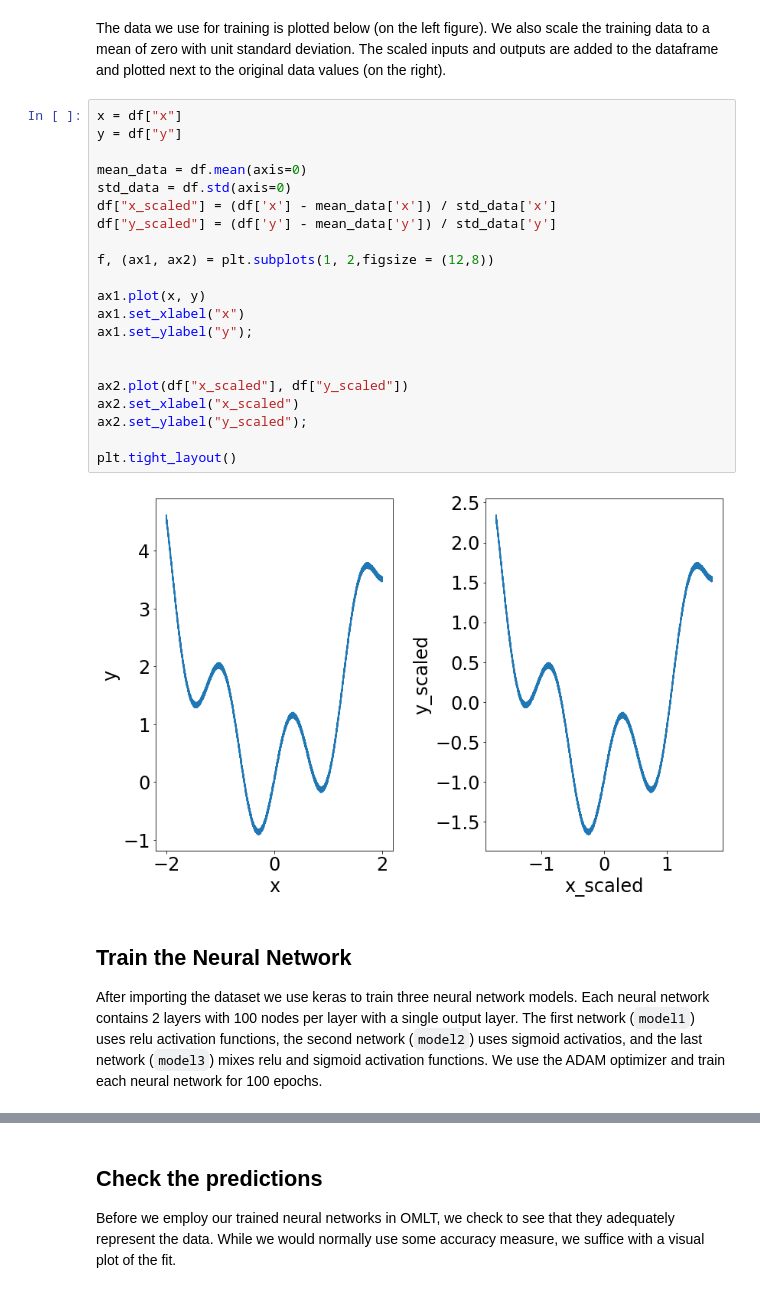
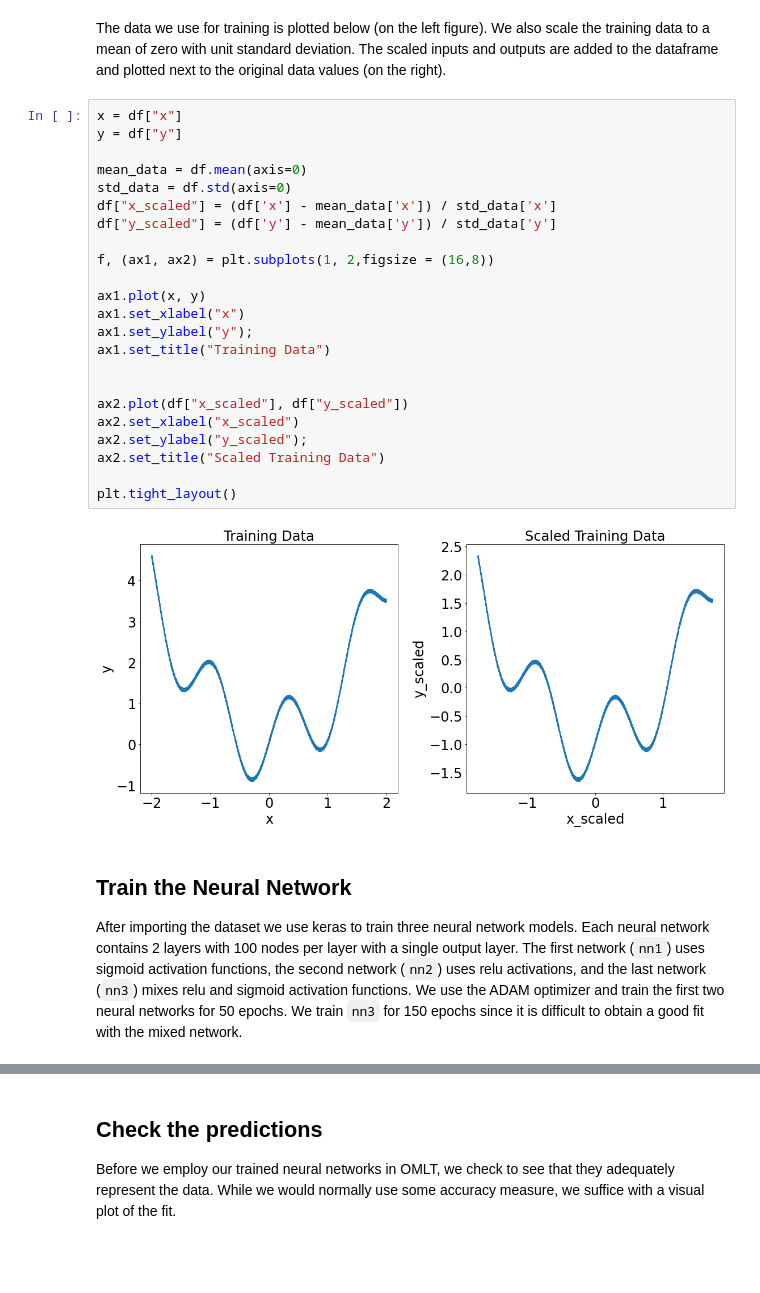
Before and after one commit to cog-imperial/OMLT, a Jupyter notebook: docs/notebooks/neuralnet/neural_network_formulations.ipynb, the cells around one changed output, grey strips where cells are left out. Saved outputs shown, nothing was run; the diff lists cells and outputs as text; blank space fills up the shorter version.

```diff
--- a/docs/notebooks/neuralnet/neural_network_formulations.ipynb
+++ b/docs/notebooks/neuralnet/neural_network_formulations.ipynb
@@ -61,27 +52,29 @@ The data we use for training is plotted below (on the left figure). We also scal
 # %%
 x = df["x"]
 y = df["y"]
 
 mean_data = df.mean(axis=0)
 std_data = df.std(axis=0)
 df["x_scaled"] = (df['x'] - mean_data['x']) / std_data['x']
 df["y_scaled"] = (df['y'] - mean_data['y']) / std_data['y']
 
-f, (ax1, ax2) = plt.subplots(1, 2,figsize = (12,8))
+f, (ax1, ax2) = plt.subplots(1, 2,figsize = (16,8))
 
 ax1.plot(x, y)
 ax1.set_xlabel("x")
 ax1.set_ylabel("y");
+ax1.set_title("Training Data")
 
 
 ax2.plot(df["x_scaled"], df["y_scaled"])
 ax2.set_xlabel("x_scaled")
 ax2.set_ylabel("y_scaled");
+ax2.set_title("Scaled Training Data")
 
 plt.tight_layout()
 # %% [output]
-[figure, old version]
+[figure, new version]
 # %% [markdown]
 ## Train the Neural Network
-After importing the dataset we use keras to train three neural network models. Each neural network contains 2 layers with 100 nodes per layer with a single output layer. The first network (`model1`) uses relu activation functions, the second network (`model2`) uses sigmoid activatios, and the last network (`model3`) mixes relu and sigmoid activation functions. We use the ADAM optimizer and train each neural network for 100 epochs.
+After importing the dataset we use keras to train three neural network models. Each neural network contains 2 layers with 100 nodes per layer with a single output layer. The first network (`nn1`) uses sigmoid activation functions, the second network (`nn2`) uses relu activations, and the last network (`nn3`) mixes relu and sigmoid activation functions. We use the ADAM optimizer and train the first two neural networks for 50 epochs. We train `nn3` for 150 epochs since it is difficult to obtain a good fit with the mixed network.
 # %%
```
Also changed, not shown: parts of 39 cells of this notebook.
